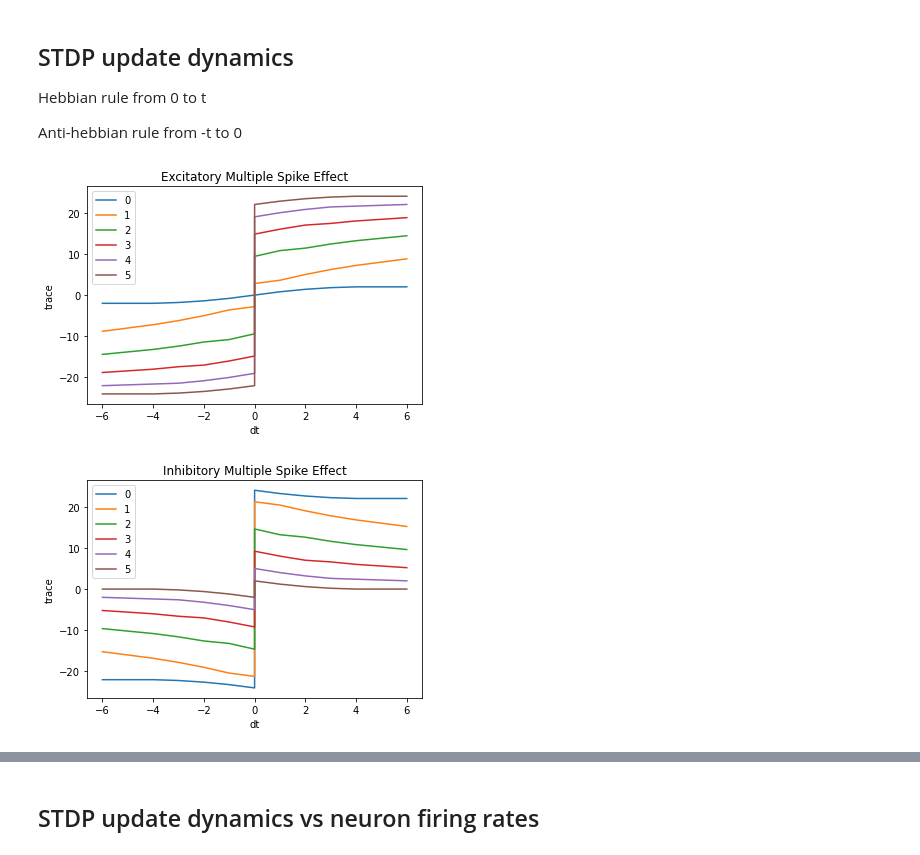
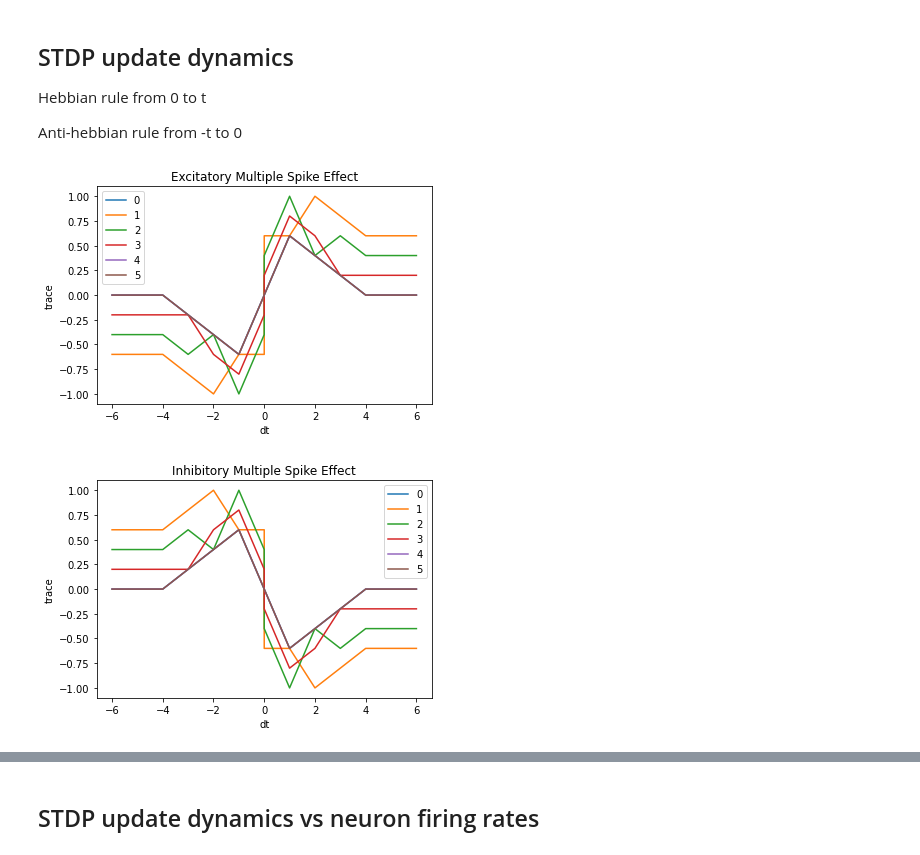
Before and after one commit to SpikeyCNS/spikey, a Jupyter notebook: examples/sanity/stdp_viz.ipynb, the cells around one changed output, grey strips where cells are left out. Cells and saved outputs as stored; diff of their text form; code cells hidden in the pictures.

```diff
--- a/examples/sanity/stdp_viz.ipynb
+++ b/examples/sanity/stdp_viz.ipynb
@@ -43,35 +43,36 @@ for plot_id, (label, INHIBITORIES) in enumerate({'Excitatory': [1, 1], 'Inhibito
 
     for j in range(LENGTH):
         X, X_minus, Y, Y_minus = [], [], [], []
 
         for i in range(LENGTH + 1):
+            w.matrix[:, :] = 0
             synapses.reset()
             synapses.reward(1)
 
             a = np.zeros(LENGTH)
             a[-1] = 1
 
             b = onehot(LENGTH - i - 1, LENGTH)
             b[LENGTH - j - 1] = 1
 
             full_spike_log = np.array([a, b]).T
             synapses._apply_stdp(full_spike_log, INHIBITORIES)
 
             X_minus.append(-i)
             Y_minus.append(w.matrix[0, 1])
             X.append(i)
             Y.append(w.matrix[1, 0])
 
         plt.plot(X_minus[::-1] + X, Y_minus[::-1] + Y, label=j)
 
     plt.title(f"{label} Multiple Spike Effect")
     plt.xlabel('dt')
     plt.ylabel('trace')
     plt.legend()
     plt.show()
 # %% [output]
-[figure, old version]
+[figure, new version]
-[figure, old version]
+[figure, new version]
 # %%
 ## Max Update
 INHIBITORIES = np.array([1, 1])
```
Also changed, not shown: parts of 5 cells of this notebook.
